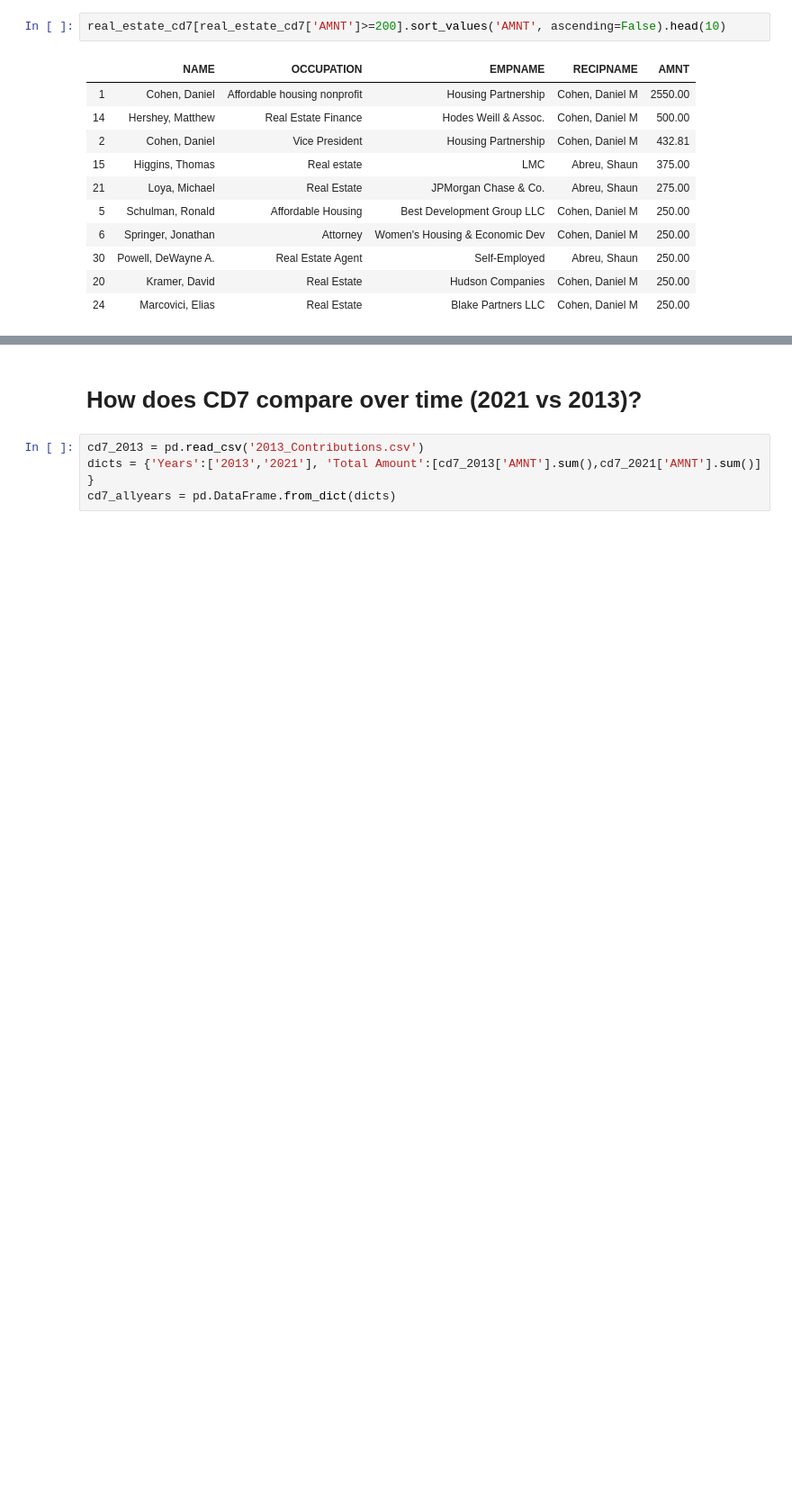
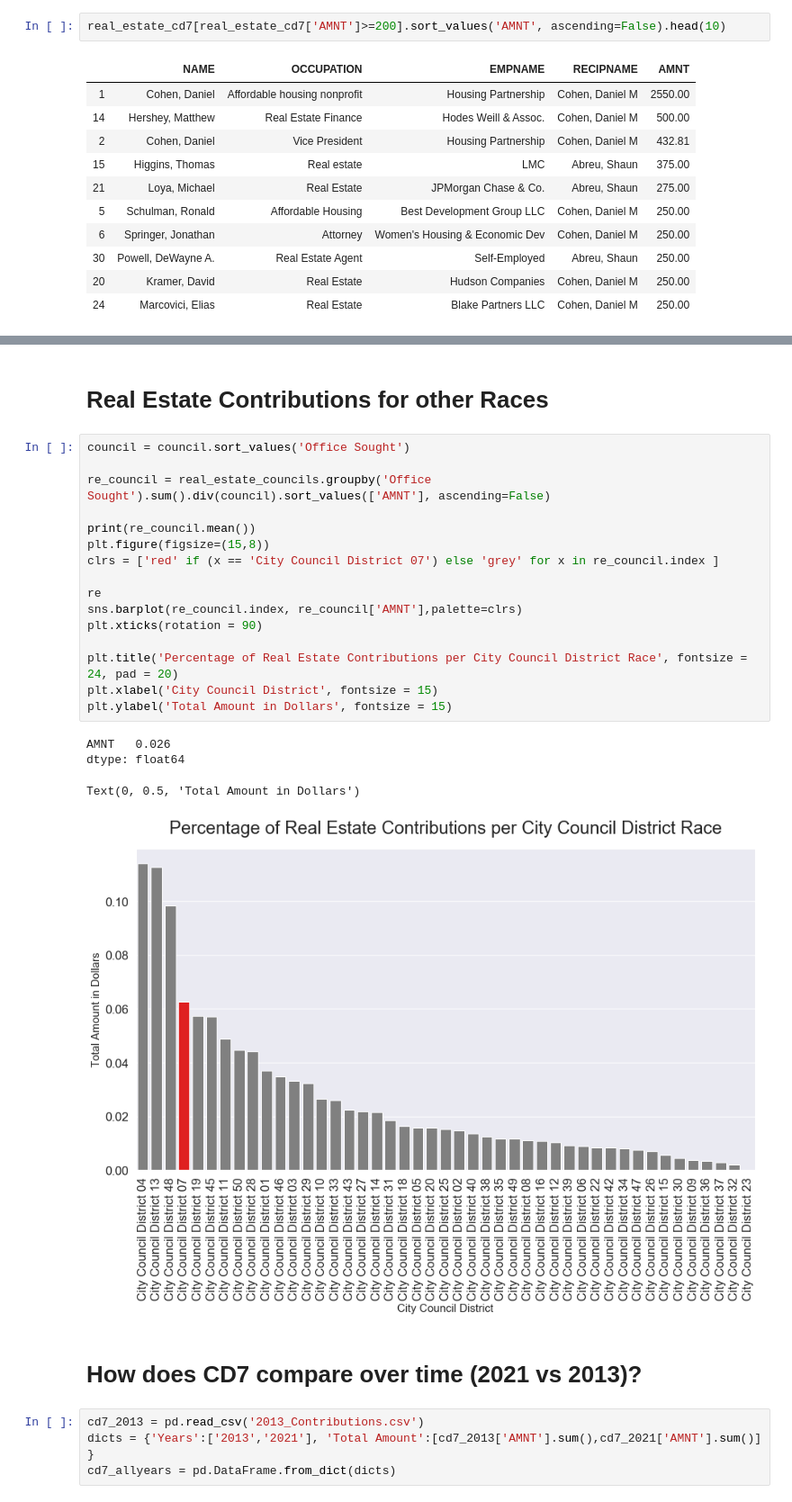
Before and after one commit to graphicsdesk/cd7-election-contributions, a Jupyter notebook: notebooks/CD 7 Contributions.ipynb, the cells around one changed output, grey strips where cells are left out. Shown at 90% size. Saved outputs shown, nothing was run; the diff lists cells and outputs as text; blank space fills up the shorter version.

```diff
--- a/notebooks/CD 7 Contributions.ipynb
+++ b/notebooks/CD 7 Contributions.ipynb
@@ -193,3 +278,26 @@ Name: AMNT, dtype: float64
+# %% [markdown]
+# Real Estate Contributions for other Races
+# %%
+council = council.sort_values('Office Sought')
+
+re_council = real_estate_councils.groupby('Office Sought').sum().div(council).sort_values(['AMNT'], ascending=False)
+
+print(re_council.mean())
+plt.figure(figsize=(15,8))
+clrs = ['red' if (x == 'City Council District 07') else 'grey' for x in re_council.index ]
+
+re
+sns.barplot(re_council.index, re_council['AMNT'],palette=clrs)
+plt.xticks(rotation = 90)
+
+plt.title('Percentage of Real Estate Contributions per City Council District Race', fontsize = 24, pad = 20)
+plt.xlabel('City Council District', fontsize = 15)
+plt.ylabel('Total Amount in Dollars', fontsize = 15)
+# %% [output]
+AMNT   0.026
+dtype: float64
+Text(0, 0.5, 'Total Amount in Dollars')
+[figure, added]
 # %% [markdown]
 # How does CD7 compare over time (2021 vs 2013)?
 # %%
```
Also changed, not shown: parts of 26 cells of this notebook, 1 other file.
